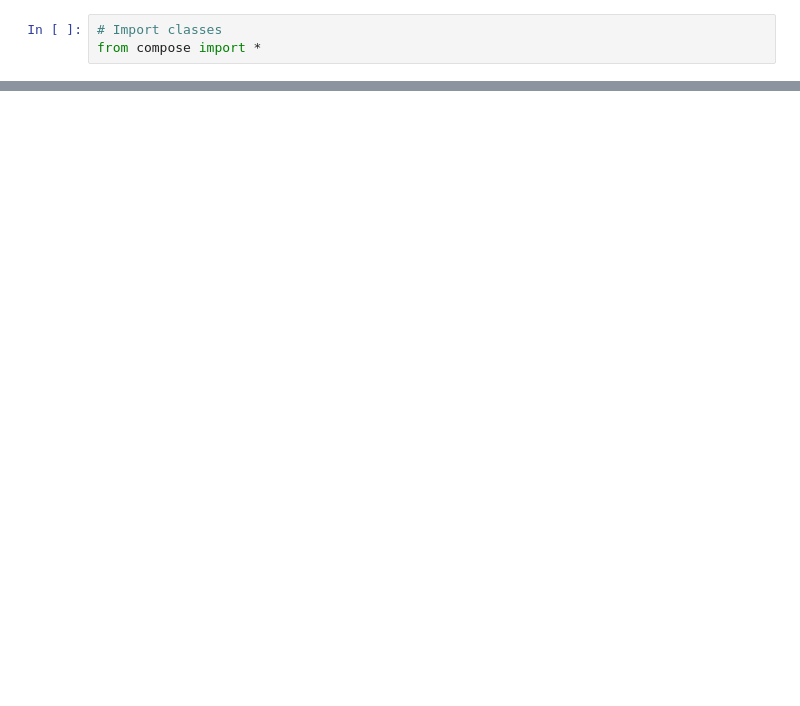
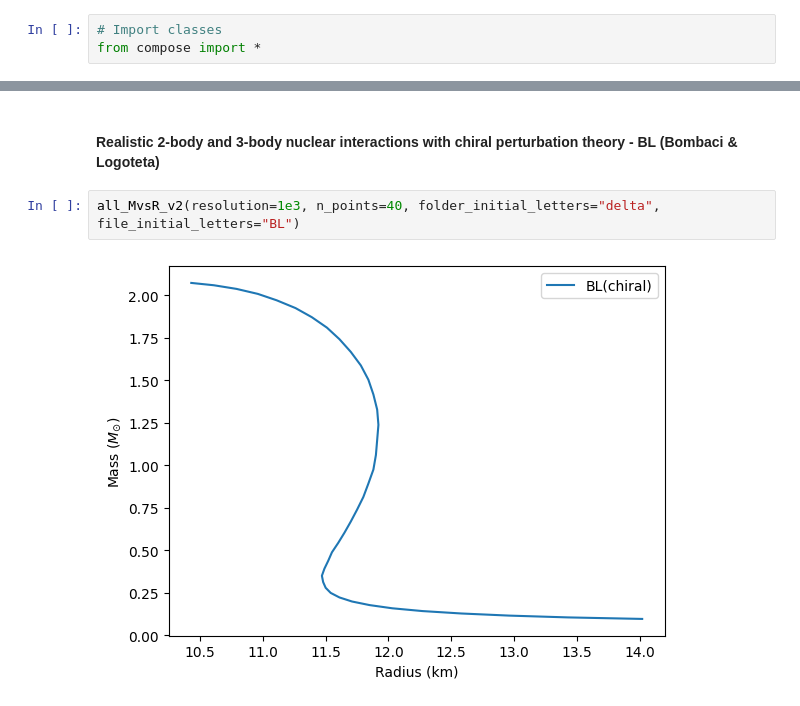
Before and after one commit to PhysicsZandi/NeutronStars, a Jupyter notebook: src/compose_examples.ipynb, the cells around one changed output, grey strips where cells are left out. Cells and saved outputs as stored; diff of their text form; blank space fills up the shorter version.

```diff
--- a/src/compose_examples.ipynb
+++ b/src/compose_examples.ipynb
@@ -11,0 +40,6 @@ all_MvsR(resolution=1e3, n_points=40)
+# %% [markdown]
+#### Realistic 2-body and 3-body nuclear interactions with chiral perturbation theory - BL (Bombaci & Logoteta)
+# %%
+all_MvsR_v2(resolution=1e3, n_points=40, folder_initial_letters="delta", file_initial_letters="BL")
+# %% [output]
+[figure, added]
```
Also changed, not shown: parts of 66 cells of this notebook, 1 other file.
